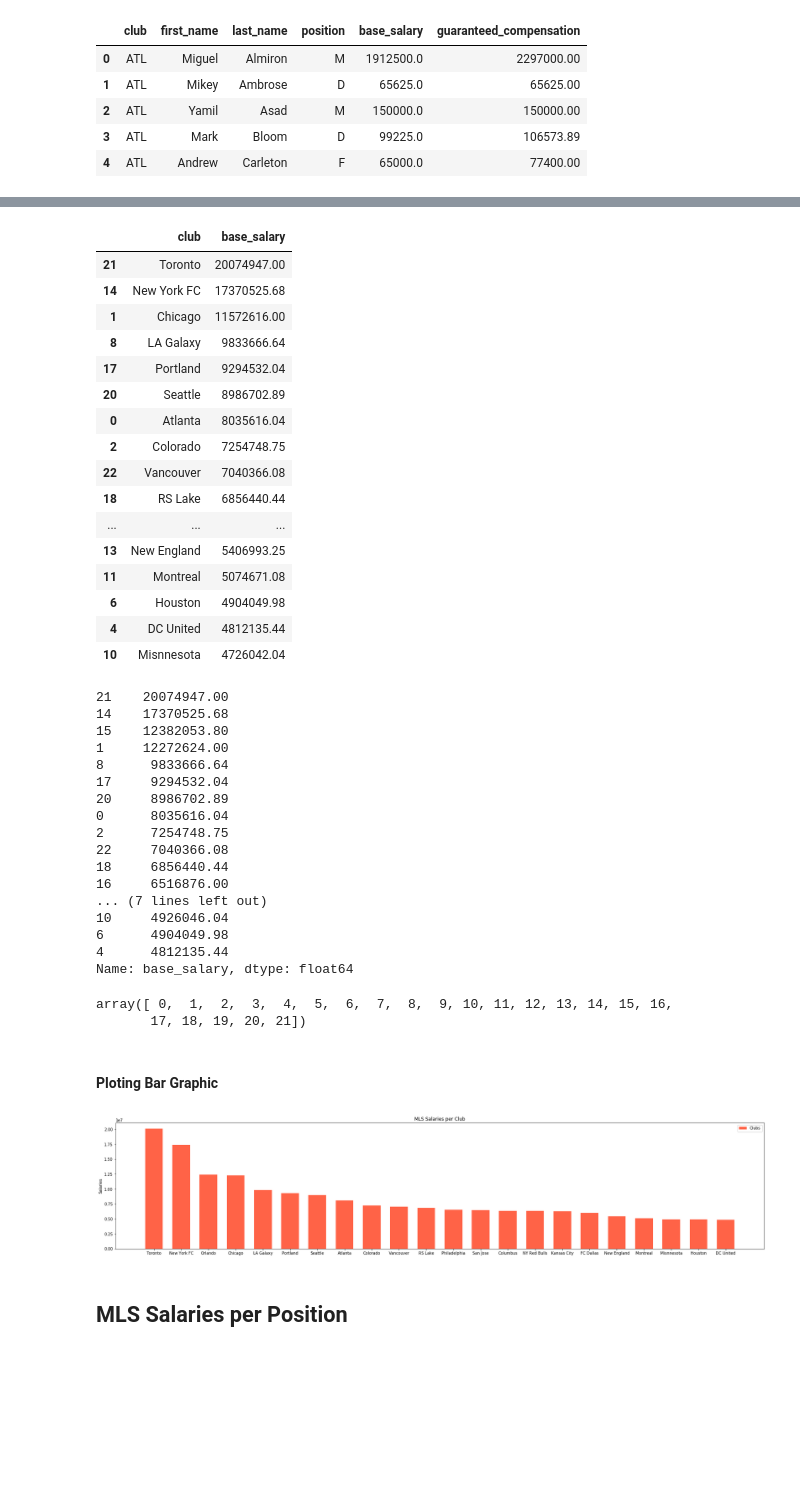
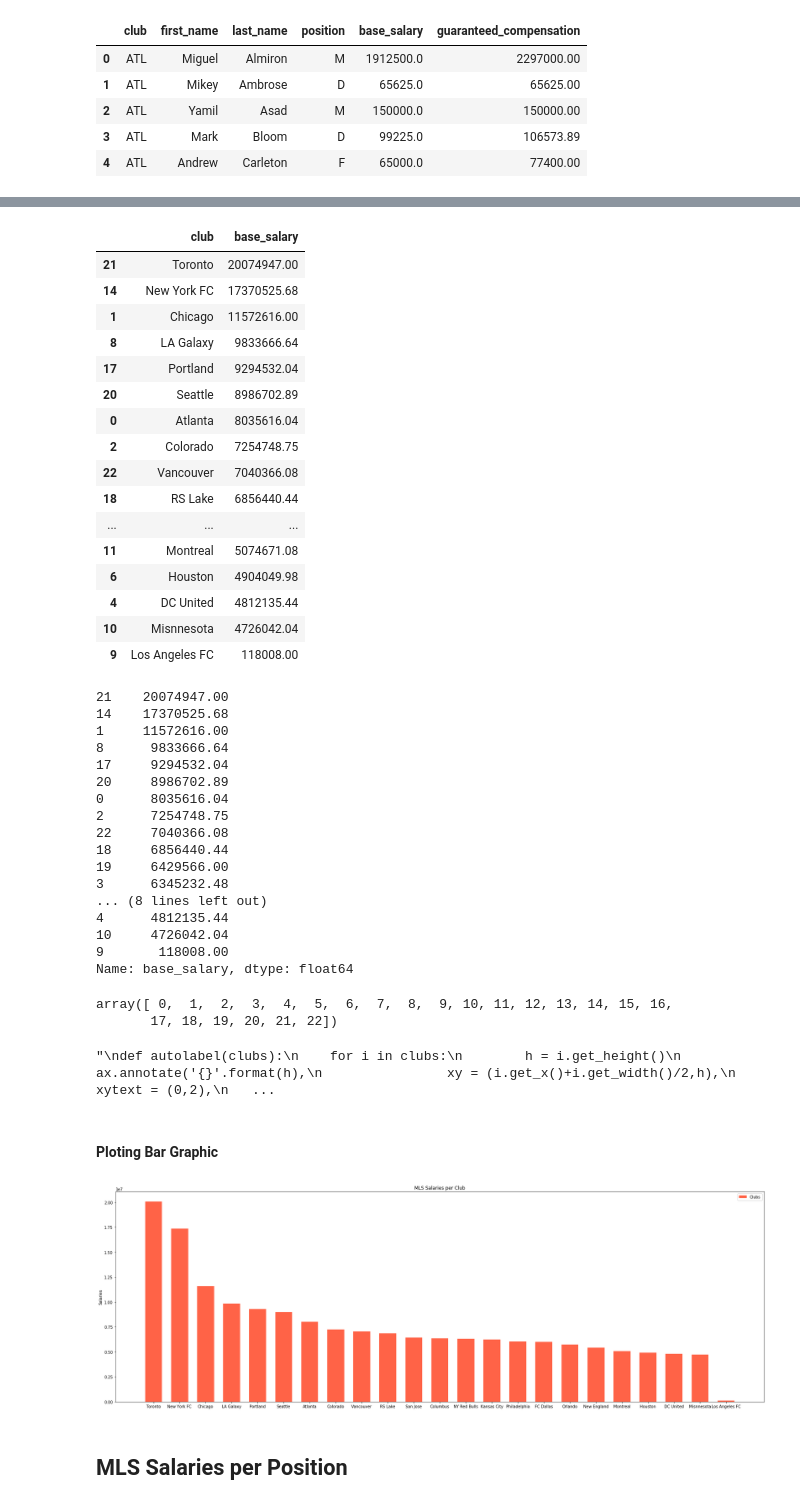
Before and after one commit to estevaoguerra19/us-soccer-salaries, a Jupyter notebook: main.ipynb, the cells around one changed output, grey strips where cells are left out. Cells and saved outputs as stored; diff of their text form; code cells hidden in the pictures; blank space fills up the shorter version.

```diff
--- a/main.ipynb
+++ b/main.ipynb
@@ -92,7 +92,7 @@ data['club'] = data['club'].replace(
             'RS Lake', 'Seattle', 'San Jose', 'Toronto', 'Vancouver'])
 # %%
 # Grouping the dataset to plot later
-cs = data[['club', 'base_salary']].groupby(['club']).sum().reset_index().sort_values(by='base_salary', ascending=False).drop(index=9)
+cs = data[['club', 'base_salary']].groupby(['club']).sum().reset_index().sort_values(by='base_salary', ascending=False)
 cs
 # %% [output]
 |  | club | base_salary |
@@ -107,11 +107,11 @@ cs
 | 22 | Vancouver | 7040366.08 |
 | 18 | RS Lake | 6856440.44 |
 | ... | ... | ... |
-| 13 | New England | 5406993.25 |
 | 11 | Montreal | 5074671.08 |
 | 6 | Houston | 4904049.98 |
 | 4 | DC United | 4812135.44 |
 | 10 | Misnnesota | 4726042.04 |
+| 9 | Los Angeles FC | 118008.00 |
 # %%
 # Building variables to have a proeficient code understanding
 
@@ -121,8 +121,7 @@ salaries
 # %% [output]
 21    20074947.00
 14    17370525.68
-15    12382053.80
-1     12272624.00
+1     11572616.00
 8      9833666.64
 17     9294532.04
 20     8986702.89
@@ -130,21 +129,23 @@ salaries
 2      7254748.75
 22     7040366.08
 18     6856440.44
-16     6516876.00
-... (7 lines left out)
-10     4926046.04
-6      4904049.98
+19     6429566.00
+3      6345232.48
+... (8 lines left out)
 4      4812135.44
+10     4726042.04
+9       118008.00
 Name: base_salary, dtype: float64
 # %%
 x = np.arange(len(clubs))
 x
 # %% [output]
 array([ 0,  1,  2,  3,  4,  5,  6,  7,  8,  9, 10, 11, 12, 13, 14, 15, 16,
-       17, 18, 19, 20, 21])
+       17, 18, 19, 20, 21, 22])
 # %%
 length = 0.65
 # %%
+"""
 def autolabel(clubs):
     for i in clubs:
         h = i.get_height()
@@ -153,23 +154,26 @@ def autolabel(clubs):
                 xytext = (0,2),
                 textcoords = 'offset points',
                 ha = 'center')
+"""
+# %% [output]
+"\ndef autolabel(clubs):\n    for i in clubs:\n        h = i.get_height()\n        ax.annotate('{}'.format(h),\n                xy = (i.get_x()+i.get_width()/2,h),\n                xytext = (0,2),\n   ...
 # %% [markdown]
 #### Ploting Bar Graphic
 # %%
-fig,ax = plt.subplots(figsize = (30,6))
+fig,ax = plt.subplots(figsize = (30,10))
 
 grafico = ax.bar(x, salaries, length, label = 'Clubs', color = 'Tomato')
 
 ax.set_title('MLS Salaries per Club')
 ax.set_ylabel('Salaries')
 
 ax.set_xticks(x)
 ax.set_xticklabels(clubs)
 ax.legend()
 
 
 plt.show()
 # %% [output]
-[figure, old version]
+[figure, new version]
 # %% [markdown]
 ## MLS Salaries per Position
```
Also changed, not shown: parts of 9 cells of this notebook.
